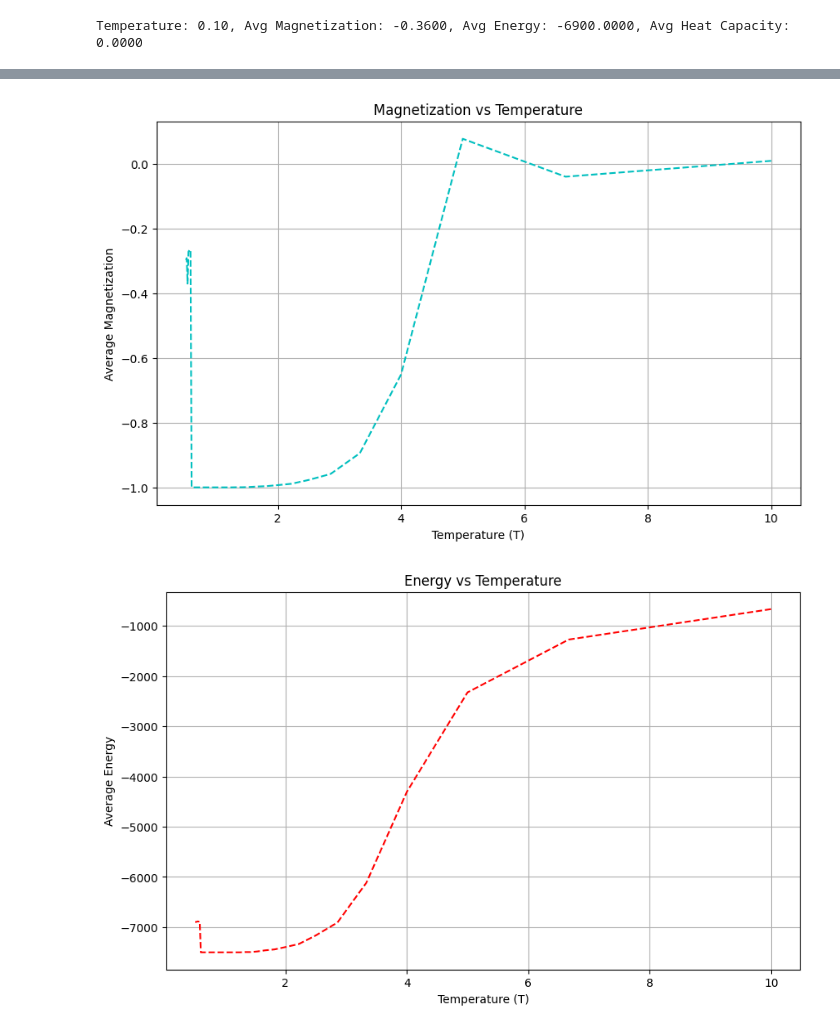
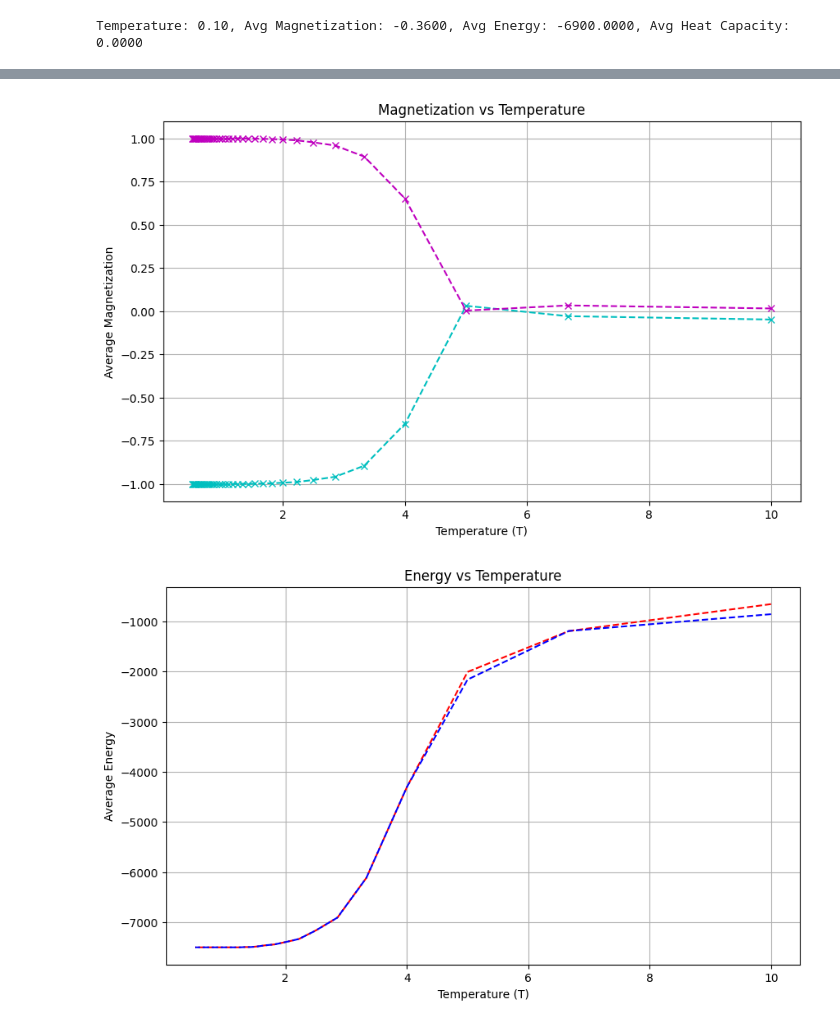
Before and after one commit to MrIsCM/Ising-Model, a Jupyter notebook: Simulations_for_Ts.ipynb, the cells around one changed output, grey strips where cells are left out. Saved outputs shown, nothing was run; the diff lists cells and outputs as text; code cells hidden in the pictures.

Commit message:
Added simulations

```diff
--- a/Simulations_for_Ts.ipynb
+++ b/Simulations_for_Ts.ipynb
@@ -27,6 +27,12 @@ simulation_params = {
 np.random.seed(seed)
 lattice = np.random.choice([-1, 1], size=(N, N))
 energy = get_energy(lattice, N, J1, J2)
+
+lattice_p = np.random.choice([-1, 1], size=(N, N), p=[0.25, 0.75])
+lattice_n = np.random.choice([-1, 1], size=(N, N), p=[0.75, 0.25])
+
+energy_p = get_energy(lattice_p, N, J1, J2)
+energy_n = get_energy(lattice_n, N, J1, J2)
 # %%
 betas = np.arange(0.1, 2, 0.05)
 temps = 1 / betas
@@ -50,3 +56,32 @@ print(f"Temperature: {simulation_params['T']:.2f}, "
       f"Avg Heat Capacity: {avg_heat_capacity:.4f}")
 # %% [output]
 Temperature: 0.10, Avg Magnetization: -0.3600, Avg Energy: -6900.0000, Avg Heat Capacity: 0.0000
+# %%
+def get_M_E_C_of_T(lattice, energy, Ts, simulation_params, use_last=1000, burn_in=0.1):
+    """
+    Calculate the average magnetization, energy, and heat capacity for a range of temperatures.
+    """
+    avg_mags = np.empty(len(Ts), dtype=np.float32)
+    avg_energies = np.empty(len(Ts), dtype=np.float32)
+    heat_capacities = np.empty(len(Ts), dtype=np.float32)
+
+    for i, T in enumerate(Ts):
+        simulation_params['T'] = T
+        print("="*20)
+        print(f"Starting Simulation for T = {T:.2f}")
+        print("="*20)
+
+        mags, energies, _, _ = metropolis(lattice=lattice, energy=energy, **simulation_params)
+
+        avg_mags[i] = np.mean(mags[-use_last:])
+        avg_energies[i] = np.mean(energies[-use_last:])
+        heat_capacities[i] = compute_specific_heat(energies[-use_last:], N, T, burn_in=burn_in)
+
+    return avg_mags, avg_energies, heat_capacities
+# %%
+betas = np.arange(0.1, 2, 0.05)
+temps = 1 / betas
+use_last = 1000
+
+mags_p, energies_p, heat_capacities_p = get_M_E_C_of_T(lattice_p, energy_p, temps, simulation_params)
+mags_n, energies_n, heat_capacities_n = get_M_E_C_of_T(lattice_n, energy_n, temps, simulation_params)
@@ -84,21 +137,23 @@ Starting Simulation for T = 0.51
 # %%
 plt.figure(figsize=(10, 6))
 plt.title('Magnetization vs Temperature')
-plt.plot(temps, avg_mags, 'c--', label='Magnetization')
+plt.plot(temps, mags_n, 'cx--', label='Magnetization (p=0.25)')
+plt.plot(temps, mags_p, 'mx--', label='Magnetization (p=0.75)')
 plt.xlabel('Temperature (T)')
 plt.ylabel('Average Magnetization')
 plt.grid()
 # %% [output]
-[figure, old version]
+[figure, new version]
 # %%
 plt.figure(figsize=(10, 6))
 plt.title('Energy vs Temperature')
-plt.plot(temps, avg_energies, 'r--', label='Energy')
+plt.plot(temps, energies_n, 'r--', label='Energy (p=0.25)')
+plt.plot(temps, energies_p, 'b--', label='Energy (p=0.75)')
 plt.xlabel('Temperature (T)')
 plt.ylabel('Average Energy')
 plt.grid()
 # %% [output]
-[figure, old version]
+[figure, new version]
 # %%
 plt.figure(figsize=(6, 3))
 plt.title('Heat Capacity vs Temperature')
```
Also changed, not shown: parts of 2 cells of this notebook.
